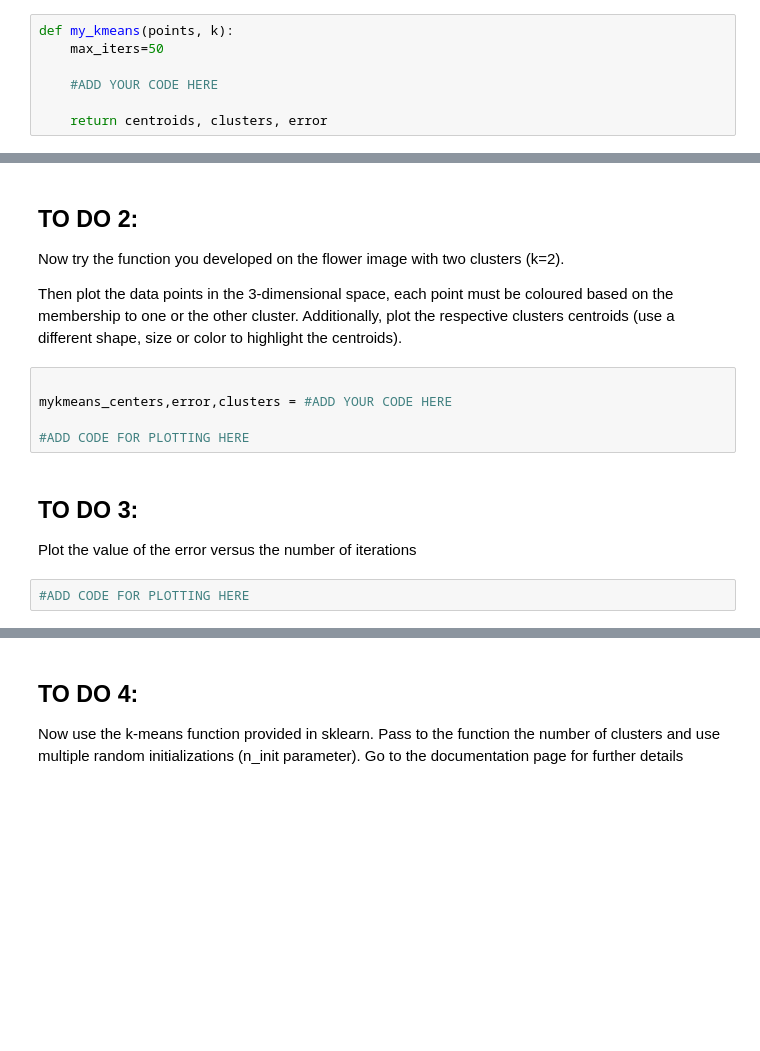
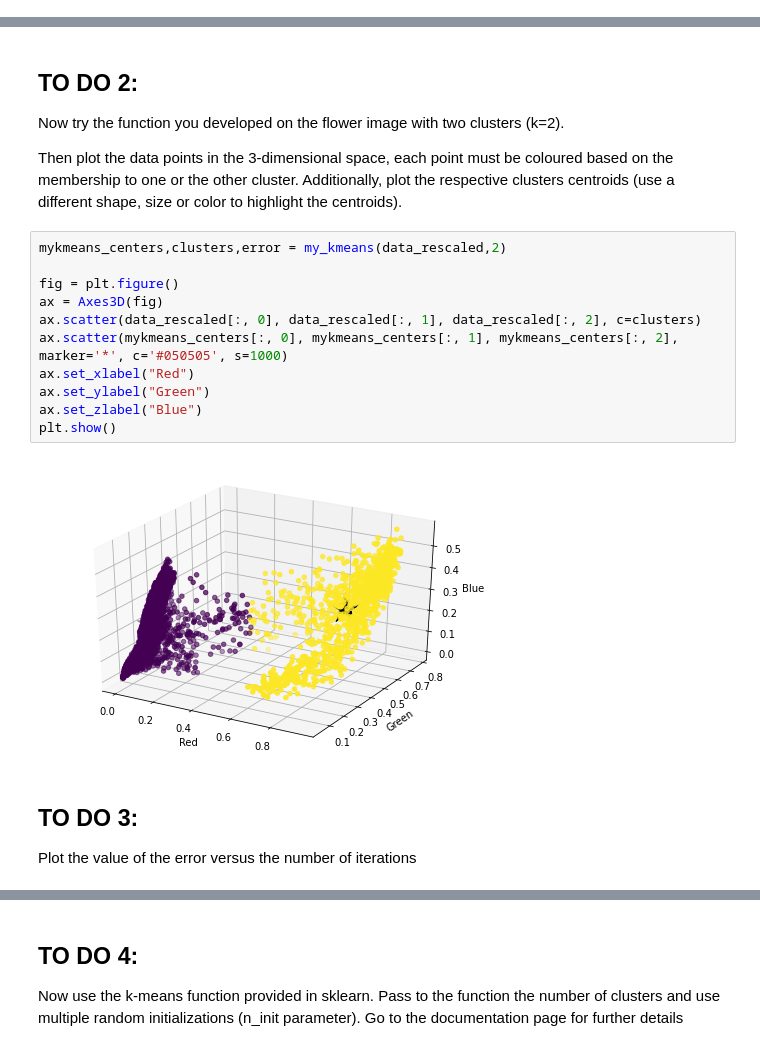
Before and after one commit to mdkameli/MLlab, a Jupyter notebook: lab_03/Clustering exercise.ipynb, the cells around one changed output, grey strips where cells are left out. Cells and saved outputs as stored; diff of their text form; blank space fills up the shorter version.

```diff
--- a/lab_03/Clustering exercise.ipynb
+++ b/lab_03/Clustering exercise.ipynb
@@ -92,10 +113,3 @@ pyplot.show()
 ## TO DO 1
 Implement the k-means algorithm manually (do not use the kmeans function of sklearn). The inputs to the function is the set of vectors to be clustered and the number of clusters. The output must contain the clusters barycenters, a vector associating each data point to the corresponding cluster and the error at each iteration.
 Additionally, fix a maximum number of iterations of the k-means algorithm (e.g., 50).
-# %%
-def my_kmeans(points, k):
-    max_iters=50
-
-    #ADD YOUR CODE HERE
-
-    return centroids, clusters, error
@@ -105,13 +155,19 @@ def my_kmeans(points, k):
 Now try the function you developed on the flower image with two clusters (k=2).
 
 Then plot the data points in the 3-dimensional space, each point must be coloured based on the membership to one or the other cluster. Additionally, plot the respective clusters centroids (use a different shape, size or color to highlight the centroids).
-# %%
-
-mykmeans_centers,error,clusters = #ADD YOUR CODE HERE
-
-#ADD CODE FOR PLOTTING HERE
+# %%
+mykmeans_centers,clusters,error = my_kmeans(data_rescaled,2)
+
+fig = plt.figure()
+ax = Axes3D(fig)
+ax.scatter(data_rescaled[:, 0], data_rescaled[:, 1], data_rescaled[:, 2], c=clusters)
+ax.scatter(mykmeans_centers[:, 0], mykmeans_centers[:, 1], mykmeans_centers[:, 2], marker='*', c='#050505', s=1000)
+ax.set_xlabel("Red")
+ax.set_ylabel("Green")
+ax.set_zlabel("Blue")
+plt.show()
+# %% [output]
+[figure, added]
 # %% [markdown]
 ## TO DO 3:
 Plot the value of the error versus the number of iterations
-# %%
-#ADD CODE FOR PLOTTING HERE
```
Also changed, not shown: parts of 34 cells of this notebook.
